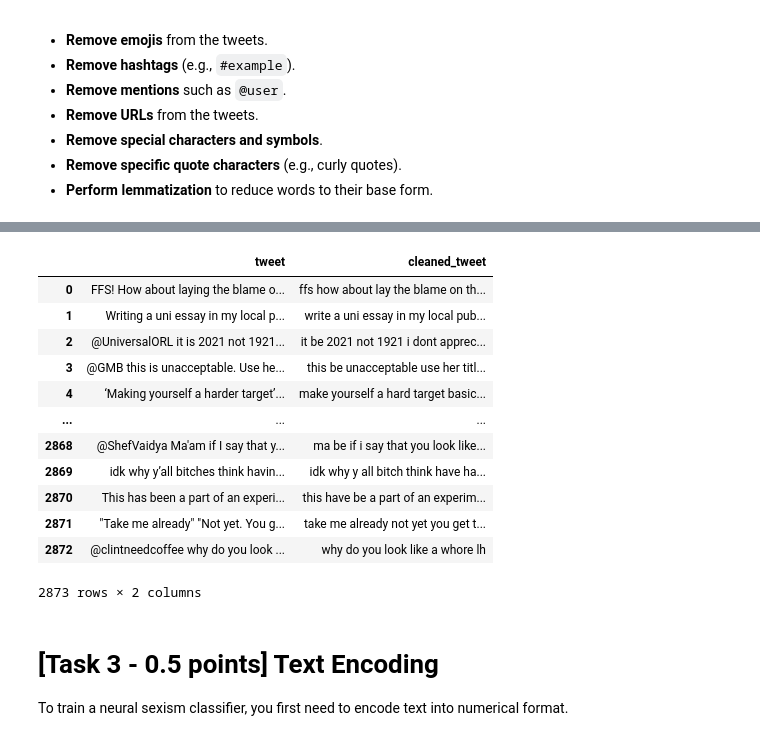
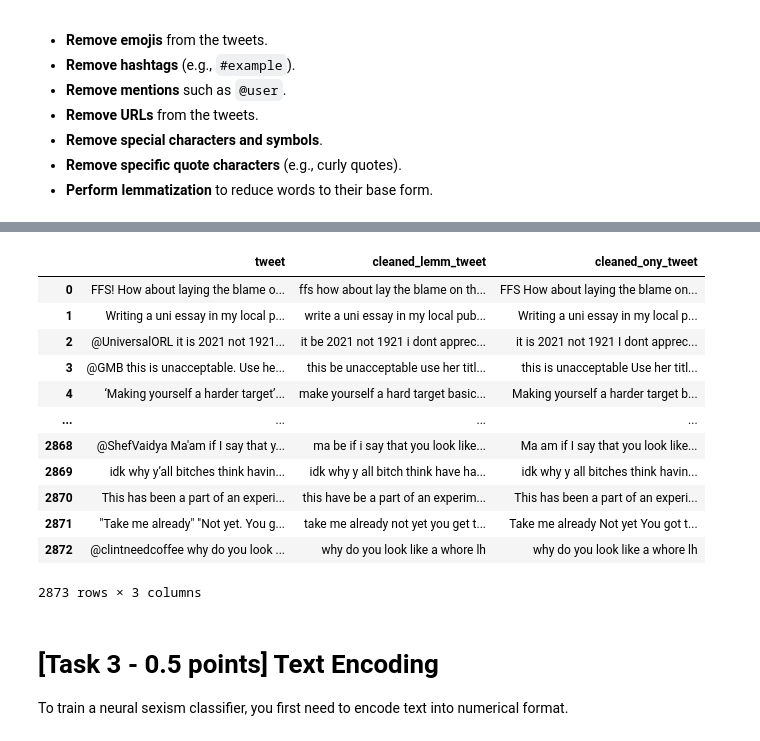
Before and after one commit to 26leonardo/NLP_project, a Jupyter notebook: PELLE/A1/Assignment1-2526.ipynb, the cells around one changed output, grey strips where cells are left out. Drawn from its saved outputs; the diff is of its cells as text; code cells hidden in the pictures.

Commit message:
fixing tasks 1,2,3,4 on my branch

```diff
--- a/PELLE/A1/Assignment1-2526.ipynb
+++ b/PELLE/A1/Assignment1-2526.ipynb
@@ -196,6 +195,7 @@ In the context of tweets, we have noisy and informal data that often includes un
 - **Remove specific quote characters** (e.g., curly quotes).
 - **Perform lemmatization** to reduce words to their base form.
 # %%
+
 # Download required NLTK data
 # NOTE: this is mostly from the lab, mayeb it's not the most efficient way
 os.makedirs("nltk_data", exist_ok=True)
@@ -216,11 +216,13 @@ def pos2wordnet_tag(treebank_tag: str) -> str:
         case "R":   return wordnet.ADV
         case _:     return wordnet.NOUN
 
-def token_lemma(text: str) -> str:
+def token_lemma(text: str, no_lemma: bool=False) -> str:
     """
     Tokenize the text, then lemmatize the tokens and then merge the lemmatized tokens into a text
     """
-    tokens = word_tokenize(text)    # usese recommended NLTK tokenizer
+    tokens = word_tokenize(text)    # uses recommended NLTK tokenizer
+    if no_lemma:
+        return " ".join(tokens)
     tagged_tokens = pos_tag(tokens)
     lemmatized_tokens = [
         lemmatizer.lemmatize(tok.lower(), pos2wordnet_tag(pos))
@@ -228,21 +230,15 @@ def token_lemma(text: str) -> str:
     ]
     return " ".join(lemmatized_tokens)
 
-# NOTE: we replace chars with space to avoid merging words during the process, the tokenizer will take care of extra spaces.
-def clean_text(text, patterns):
-
-    # 1) Remove emojis
-    # NOTE: we asked the tutors and they said that it is meant to remove only visible emojis, not text-based ones. We used the emoji library for completeness.
-    # NOTE: the tutor said that we could delete or replace with text, since there are already text emoji we can't handle it could be interesting to replace them with text in order to cover them properly. On the other hand text emoji are rare in the dataset and are for sure used in a different way.
-    # NOTE; we don't include the regex for emojis here since we are using the emoji library and it is more efficient and complete.
-    text = emoji.replace_emoji(text, replace=' ')
+def clean_lemm_text(text, patterns, no_lemma: bool=False):
 
     # Remove other patterns
+    # NOTE: we replace chars with space to avoid merging words during the process, the tokenizer will take care of extra spaces.
     for pattern in patterns:
         text = pattern.sub(' ', text)
 
     # Tokenize, lemmatize and merge
-    return token_lemma(text)
+    return token_lemma(text, no_lemma=no_lemma)
 # %% [output]
 [nltk_data] Downloading package omw-1.4 to ./nltk_data...
 [nltk_data]   Package omw-1.4 is already up-to-date!
@@ -259,53 +255,54 @@ def clean_text(text, patterns):
 [nltk_data] Downloading package punkt_tab to ./nltk_data...
 [nltk_data]   Package punkt_tab is already up-to-date!
 # %%
-# NOTE: 1 big regex for all patterns would be more efficient, but here we prefer to keep them separate for clarity
-
+# NOTE: we changed the order of patterns with respect to instructions so that some could be simplified
 patterns = [
 
-    # 2) Hashtags
+    # Hashtags
     re.compile(r'#\w+'),
 
-    # 3) Mentions
+    # Mentions
     re.compile(r'@\w+'),
 
-    # 4) URLs
+    # URLs
     re.compile(r'https?://[^\s]+'),
 
-    # 6) Specific quotes characters, i assume not the regular ones (e.g. " ' )
-    # NOTE: we do this here explicitely in order not to implicitly remove them with the special characters pattern
-    re.compile(r'[“”‘’«»`´]'),
-
-    # 5) Special characters and symbols
-    # NOTE: we asked the tutors as it was ambiguous and they said they meant all non-alphanumeric characters, considering also quotes, parentheses, punctuation, etc.
-    re.compile(r'[^a-zA-Z0-9\s]'),
+    # Emojis, special characters and symbols, specific quotes characters
+    # NOTE: we asked the tutors as it was ambiguous and they said they meant all non-alphanumeric characters so we merged them.
+    re.compile(r'[^\s\w]')
 
 ]
 
 for i, df in enumerate(dfs):
-    df['cleaned_tweet'] = df["tweet"].apply(lambda text: clean_text(text, patterns))
+    df['cleaned_lemm_tweet'] = df["tweet"].apply(
+        lambda text: clean_lemm_text(text, patterns)
+    )
+
+    # Useful for task 6
+    df['cleaned_ony_tweet'] = df["tweet"].apply(
+        lambda text: clean_lemm_text(text, patterns, no_lemma=True)
+    )
 
     # TODO: only for train set, maybe apply more complex cleaning:
     # 1) remove noisy chars due to simple removal
-    # 2) compression of repeated punctuation
-    # 3) MAYBE: html tags, mnore complex and noisy patterns (es. 10%-)
+    # 2) MAYBE: html tags, mnore complex and noisy patterns (es. 10%-)
     if i==0:
         pass
 
     dfs[i] = df
 
-display(train_df[["tweet", "cleaned_tweet"]])
+display(train_df[["tweet", "cleaned_lemm_tweet", "cleaned_ony_tweet"]])
 # %% [output]
-|  | tweet | cleaned_tweet |
-| 0 | FFS! How about laying the blame o... | ffs how about lay the blame on th... |
-| 1 | Writing a uni essay in my local p... | write a uni essay in my local pub... |
-| 2 | @UniversalORL it is 2021 not 1921... | it be 2021 not 1921 i dont apprec... |
-| 3 | @GMB this is unacceptable. Use he... | this be unacceptable use her titl... |
-| 4 | ‘Making yourself a harder target’... | make yourself a hard target basic... |
-| ... | ... | ... |
-| 2868 | @ShefVaidya Ma'am if I say that y... | ma be if i say that you look like... |
-| 2869 | idk why y’all bitches think havin... | idk why y all bitch think have ha... |
-| 2870 | This has been a part of an experi... | this have be a part of an experim... |
-| 2871 | "Take me already" "Not yet. You g... | take me already not yet you get t... |
-| 2872 | @clintneedcoffee why do you look ... | why do you look like a whore lh |
+|  | tweet | cleaned_lemm_tweet | cleaned_ony_tweet |
+| 0 | FFS! How about laying the blame o... | ffs how about lay the blame on th... | FFS How about laying the blame on... |
+| 1 | Writing a uni essay in my local p... | write a uni essay in my local pub... | Writing a uni essay in my local p... |
+| 2 | @UniversalORL it is 2021 not 1921... | it be 2021 not 1921 i dont apprec... | it is 2021 not 1921 I dont apprec... |
+| 3 | @GMB this is unacceptable. Use he... | this be unacceptable use her titl... | this is unacceptable Use her titl... |
+| 4 | ‘Making yourself a harder target’... | make yourself a hard target basic... | Making yourself a harder target b... |
+| ... | ... | ... | ... |
+| 2868 | @ShefVaidya Ma'am if I say that y... | ma be if i say that you look like... | Ma am if I say that you look like... |
+| 2869 | idk why y’all bitches think havin... | idk why y all bitch think have ha... | idk why y all bitches think havin... |
+| 2870 | This has been a part of an experi... | this have be a part of an experim... | This has been a part of an experi... |
+| 2871 | "Take me already" "Not yet. You g... | take me already not yet you get t... | Take me already Not yet You got t... |
+| 2872 | @clintneedcoffee why do you look ... | why do you look like a whore lh | why do you look like a whore lh |
-2873 rows × 2 columns
+2873 rows × 3 columns
```
Also changed, not shown: parts of 19 cells of this notebook.
